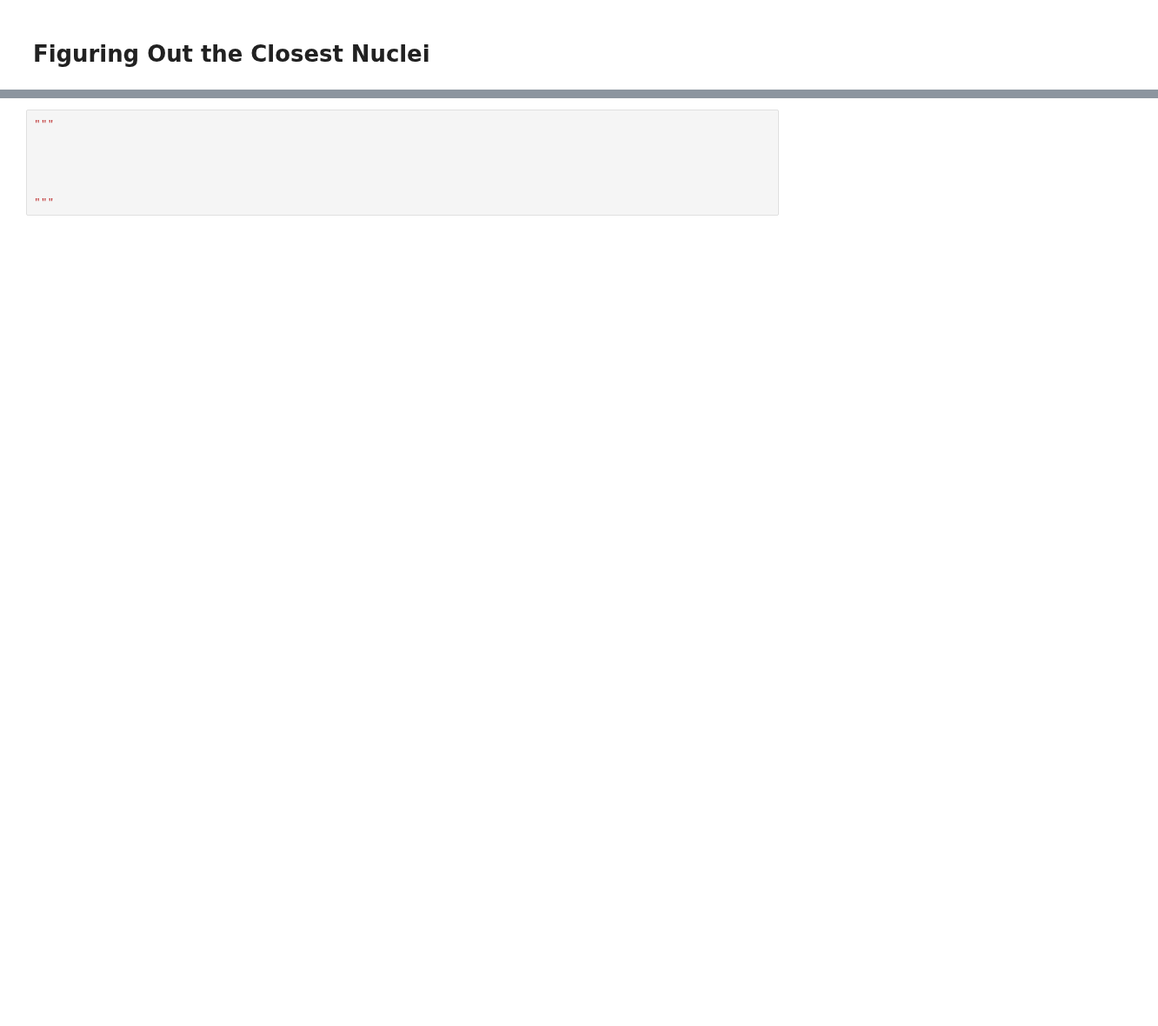
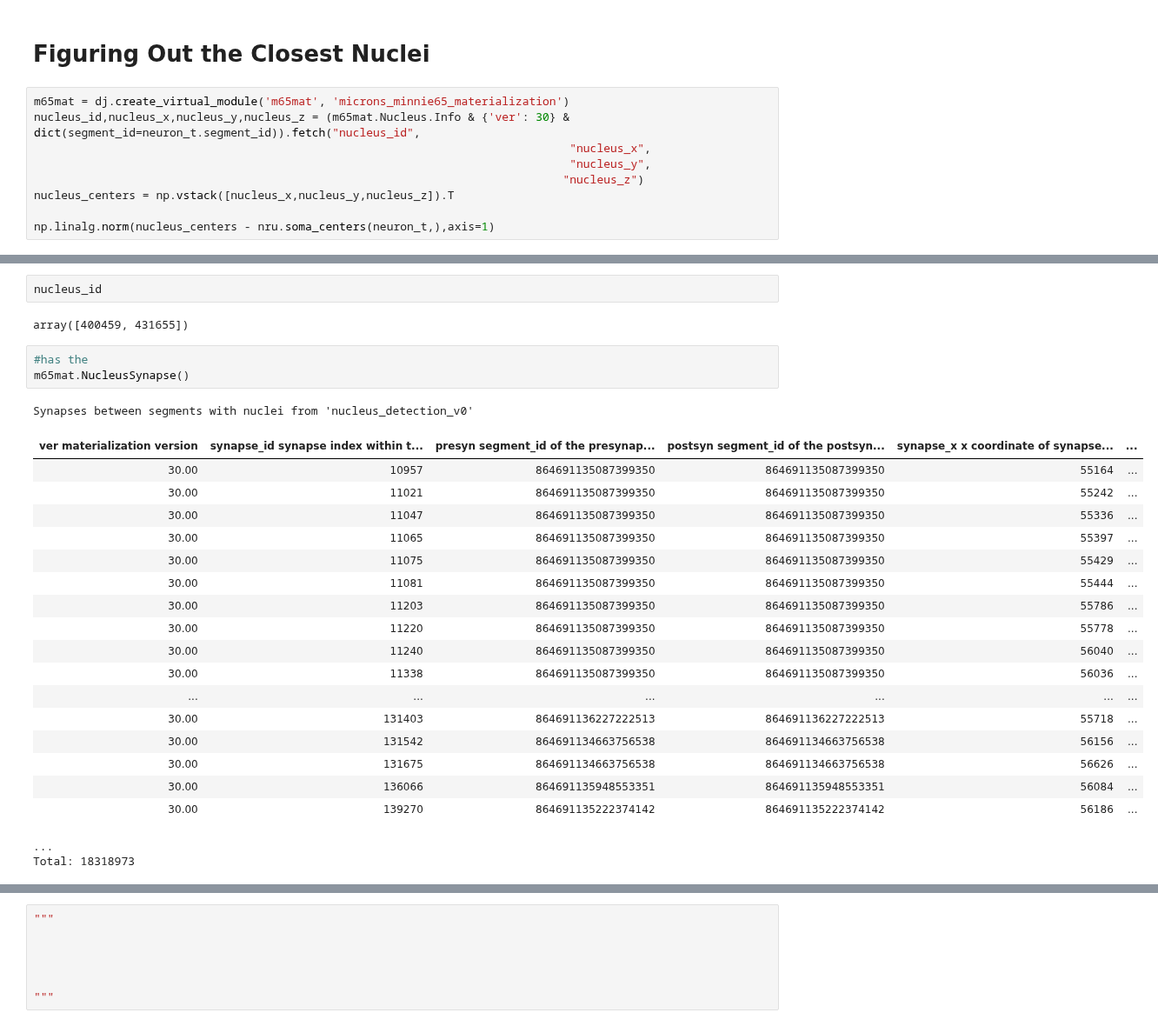
Before and after one commit to celiibrendan/neuron_mesh_tools, a Jupyter notebook: Auto_Proofreading/Error_Detection_Rules/Filterinig_Pipeline_with_all_Rules_vp3.ipynb, the cells around one changed output, grey strips where cells are left out. Shown at 87% size. Drawn from its saved outputs; the diff is of its cells as text; blank space fills up the shorter version.

Commit message:
AutoProofreadTable done

```diff
--- a/Auto_Proofreading/Error_Detection_Rules/Filterinig_Pipeline_with_all_Rules_vp3.ipynb
+++ b/Auto_Proofreading/Error_Detection_Rules/Filterinig_Pipeline_with_all_Rules_vp3.ipynb
@@ -231,2 +257,11 @@ output_list[0]["filtered_neuron"].description
 # %% [markdown]
 # Figuring Out the Closest Nuclei
+# %%
+m65mat = dj.create_virtual_module('m65mat', 'microns_minnie65_materialization')
+nucleus_id,nucleus_x,nucleus_y,nucleus_z = (m65mat.Nucleus.Info & {'ver': 30} & dict(segment_id=neuron_t.segment_id)).fetch("nucleus_id",
+                                                                               "nucleus_x",
+                                                                               "nucleus_y",
+                                                                              "nucleus_z")
+nucleus_centers = np.vstack([nucleus_x,nucleus_y,nucleus_z]).T
+
+np.linalg.norm(nucleus_centers - nru.soma_centers(neuron_t,),axis=1)
@@ -232,0 +276,28 @@ output_list[0]["filtered_neuron"].description
+# %%
+nucleus_id
+# %% [output]
+array([400459, 431655])
+# %%
+#has the
+m65mat.NucleusSynapse()
+# %% [output]
+Synapses between segments with nuclei from 'nucleus_detection_v0'
+| ver materialization version | synapse_id synapse index within t... | presyn segment_id of the presynap... | postsyn segment_id of the postsyn... | synapse_x x coordinate of synapse... | ... |
+| 30.00 | 10957 | 864691135087399350 | 864691135087399350 | 55164 | ... |
+| 30.00 | 11021 | 864691135087399350 | 864691135087399350 | 55242 | ... |
+| 30.00 | 11047 | 864691135087399350 | 864691135087399350 | 55336 | ... |
+| 30.00 | 11065 | 864691135087399350 | 864691135087399350 | 55397 | ... |
+| 30.00 | 11075 | 864691135087399350 | 864691135087399350 | 55429 | ... |
+| 30.00 | 11081 | 864691135087399350 | 864691135087399350 | 55444 | ... |
+| 30.00 | 11203 | 864691135087399350 | 864691135087399350 | 55786 | ... |
+| 30.00 | 11220 | 864691135087399350 | 864691135087399350 | 55778 | ... |
+| 30.00 | 11240 | 864691135087399350 | 864691135087399350 | 56040 | ... |
+| 30.00 | 11338 | 864691135087399350 | 864691135087399350 | 56036 | ... |
+| ... | ... | ... | ... | ... | ... |
+| 30.00 | 131403 | 864691136227222513 | 864691136227222513 | 55718 | ... |
+| 30.00 | 131542 | 864691134663756538 | 864691134663756538 | 56156 | ... |
+| 30.00 | 131675 | 864691134663756538 | 864691134663756538 | 56626 | ... |
+| 30.00 | 136066 | 864691135948553351 | 864691135948553351 | 56084 | ... |
+| 30.00 | 139270 | 864691135222374142 | 864691135222374142 | 56186 | ... |
+...
+Total: 18318973
```
Also changed, not shown: parts of 26 cells of this notebook, 10 other files.
